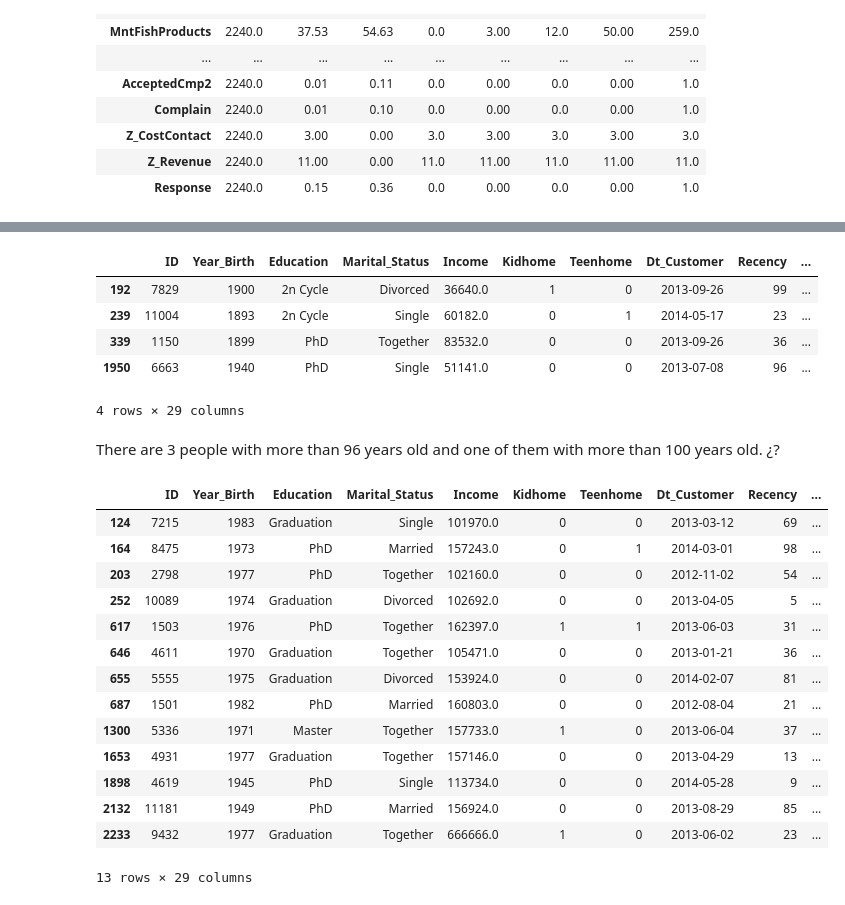
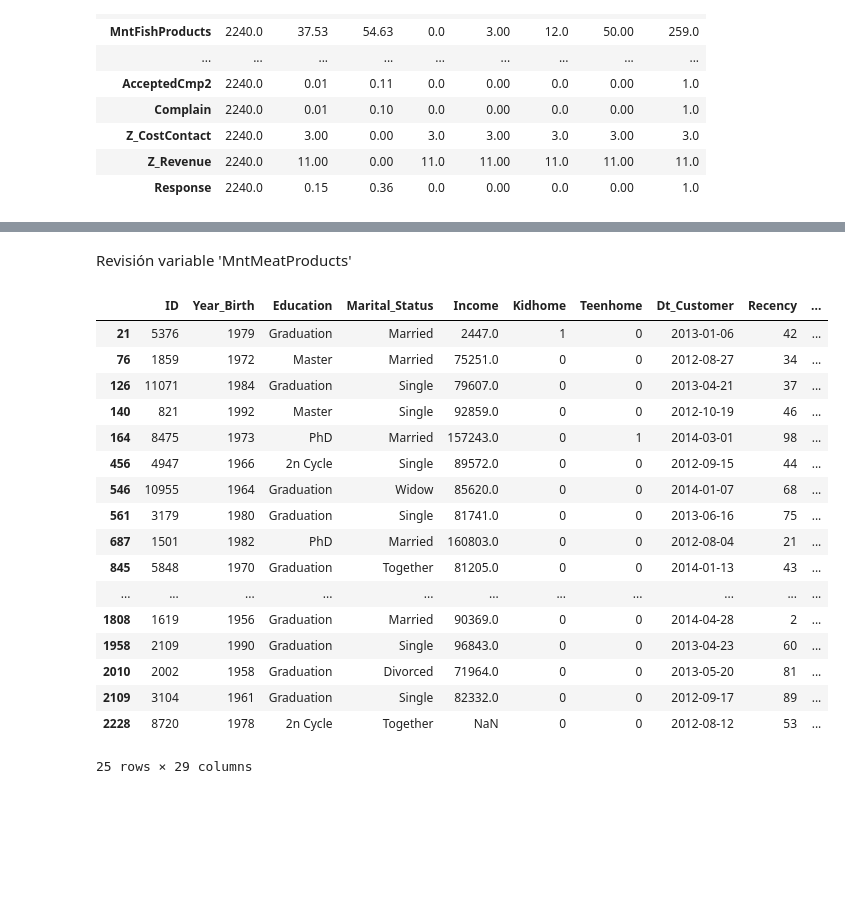
Before and after one commit to ANG112/Project_Break_ML, a Jupyter notebook: 01_data_preparation.ipynb, the cells around one changed output, grey strips where cells are left out. Saved outputs shown, nothing was run; the diff lists cells and outputs as text; code cells hidden in the pictures; blank space fills up the shorter version.

```diff
--- a/01_data_preparation.ipynb
+++ b/01_data_preparation.ipynb
@@ -228,31 +369,24 @@ df.describe().T.round(2)
+# %% [markdown]
+Revisión variable 'MntMeatProducts'
 # %%
-# Unusual values in Year_Birth variable
-df.loc[df['Year_Birth'] < 1941]
+# Unusual values in 'MntMeatProducts' variable
+df.loc[df['MntMeatProducts'] > 900]
 # %% [output]
 |  | ID | Year_Birth | Education | Marital_Status | Income | Kidhome | Teenhome | Dt_Customer | Recency | ... |
-| 192 | 7829 | 1900 | 2n Cycle | Divorced | 36640.0 | 1 | 0 | 2013-09-26 | 99 | ... |
-| 239 | 11004 | 1893 | 2n Cycle | Single | 60182.0 | 0 | 1 | 2014-05-17 | 23 | ... |
-| 339 | 1150 | 1899 | PhD | Together | 83532.0 | 0 | 0 | 2013-09-26 | 36 | ... |
-| 1950 | 6663 | 1940 | PhD | Single | 51141.0 | 0 | 0 | 2013-07-08 | 96 | ... |
+| 21 | 5376 | 1979 | Graduation | Married | 2447.0 | 1 | 0 | 2013-01-06 | 42 | ... |
+| 76 | 1859 | 1972 | Master | Married | 75251.0 | 0 | 0 | 2012-08-27 | 34 | ... |
+| 126 | 11071 | 1984 | Graduation | Single | 79607.0 | 0 | 0 | 2013-04-21 | 37 | ... |
+| 140 | 821 | 1992 | Master | Single | 92859.0 | 0 | 0 | 2012-10-19 | 46 | ... |
+| 164 | 8475 | 1973 | PhD | Married | 157243.0 | 0 | 1 | 2014-03-01 | 98 | ... |
+| 456 | 4947 | 1966 | 2n Cycle | Single | 89572.0 | 0 | 0 | 2012-09-15 | 44 | ... |
+| 546 | 10955 | 1964 | Graduation | Widow | 85620.0 | 0 | 0 | 2014-01-07 | 68 | ... |
+| 561 | 3179 | 1980 | Graduation | Single | 81741.0 | 0 | 0 | 2013-06-16 | 75 | ... |
+| 687 | 1501 | 1982 | PhD | Married | 160803.0 | 0 | 0 | 2012-08-04 | 21 | ... |
+| 845 | 5848 | 1970 | Graduation | Together | 81205.0 | 0 | 0 | 2014-01-13 | 43 | ... |
+| ... | ... | ... | ... | ... | ... | ... | ... | ... | ... | ... |
+| 1808 | 1619 | 1956 | Graduation | Married | 90369.0 | 0 | 0 | 2014-04-28 | 2 | ... |
+| 1958 | 2109 | 1990 | Graduation | Single | 96843.0 | 0 | 0 | 2013-04-23 | 60 | ... |
+| 2010 | 2002 | 1958 | Graduation | Divorced | 71964.0 | 0 | 0 | 2013-05-20 | 81 | ... |
+| 2109 | 3104 | 1961 | Graduation | Single | 82332.0 | 0 | 0 | 2012-09-17 | 89 | ... |
+| 2228 | 8720 | 1978 | 2n Cycle | Together | NaN | 0 | 0 | 2012-08-12 | 53 | ... |
-4 rows × 29 columns
+25 rows × 29 columns
-# %% [markdown]
-There are 3 people with more than 96 years old and one of them with more than 100 years old. ¿?
-# %%
-# Unusual values in Income variable
-df.loc[df['Income'] > 100000]
-# %% [output]
-|  | ID | Year_Birth | Education | Marital_Status | Income | Kidhome | Teenhome | Dt_Customer | Recency | ... |
-| 124 | 7215 | 1983 | Graduation | Single | 101970.0 | 0 | 0 | 2013-03-12 | 69 | ... |
-| 164 | 8475 | 1973 | PhD | Married | 157243.0 | 0 | 1 | 2014-03-01 | 98 | ... |
-| 203 | 2798 | 1977 | PhD | Together | 102160.0 | 0 | 0 | 2012-11-02 | 54 | ... |
-| 252 | 10089 | 1974 | Graduation | Divorced | 102692.0 | 0 | 0 | 2013-04-05 | 5 | ... |
-| 617 | 1503 | 1976 | PhD | Together | 162397.0 | 1 | 1 | 2013-06-03 | 31 | ... |
-| 646 | 4611 | 1970 | Graduation | Together | 105471.0 | 0 | 0 | 2013-01-21 | 36 | ... |
-| 655 | 5555 | 1975 | Graduation | Divorced | 153924.0 | 0 | 0 | 2014-02-07 | 81 | ... |
-| 687 | 1501 | 1982 | PhD | Married | 160803.0 | 0 | 0 | 2012-08-04 | 21 | ... |
-| 1300 | 5336 | 1971 | Master | Together | 157733.0 | 1 | 0 | 2013-06-04 | 37 | ... |
-| 1653 | 4931 | 1977 | Graduation | Together | 157146.0 | 0 | 0 | 2013-04-29 | 13 | ... |
-| 1898 | 4619 | 1945 | PhD | Single | 113734.0 | 0 | 0 | 2014-05-28 | 9 | ... |
-| 2132 | 11181 | 1949 | PhD | Married | 156924.0 | 0 | 0 | 2013-08-29 | 85 | ... |
-| 2233 | 9432 | 1977 | Graduation | Together | 666666.0 | 1 | 0 | 2013-06-02 | 23 | ... |
-13 rows × 29 columns
```
Also changed, not shown: parts of 52 cells of this notebook, 7 other files.
